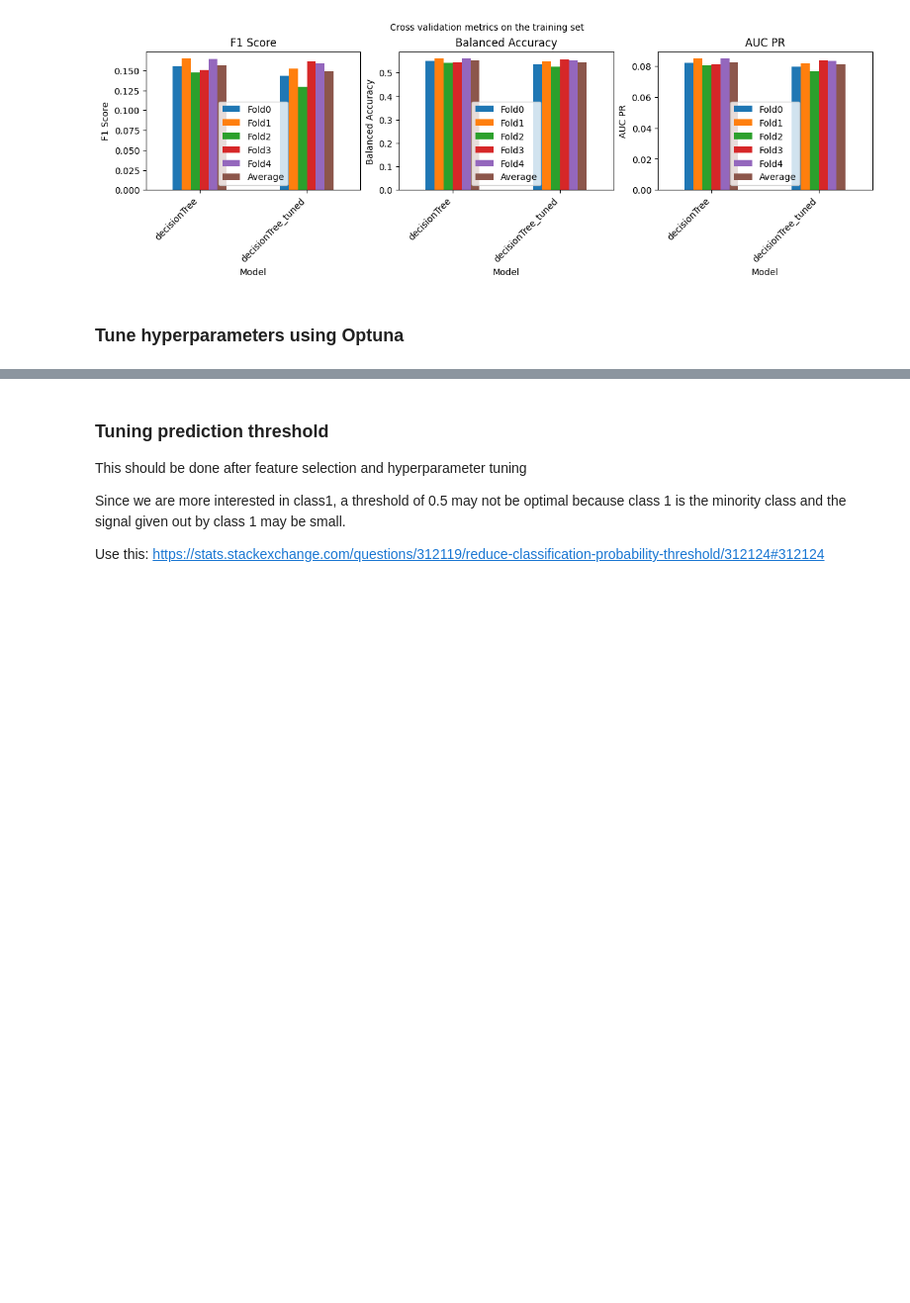
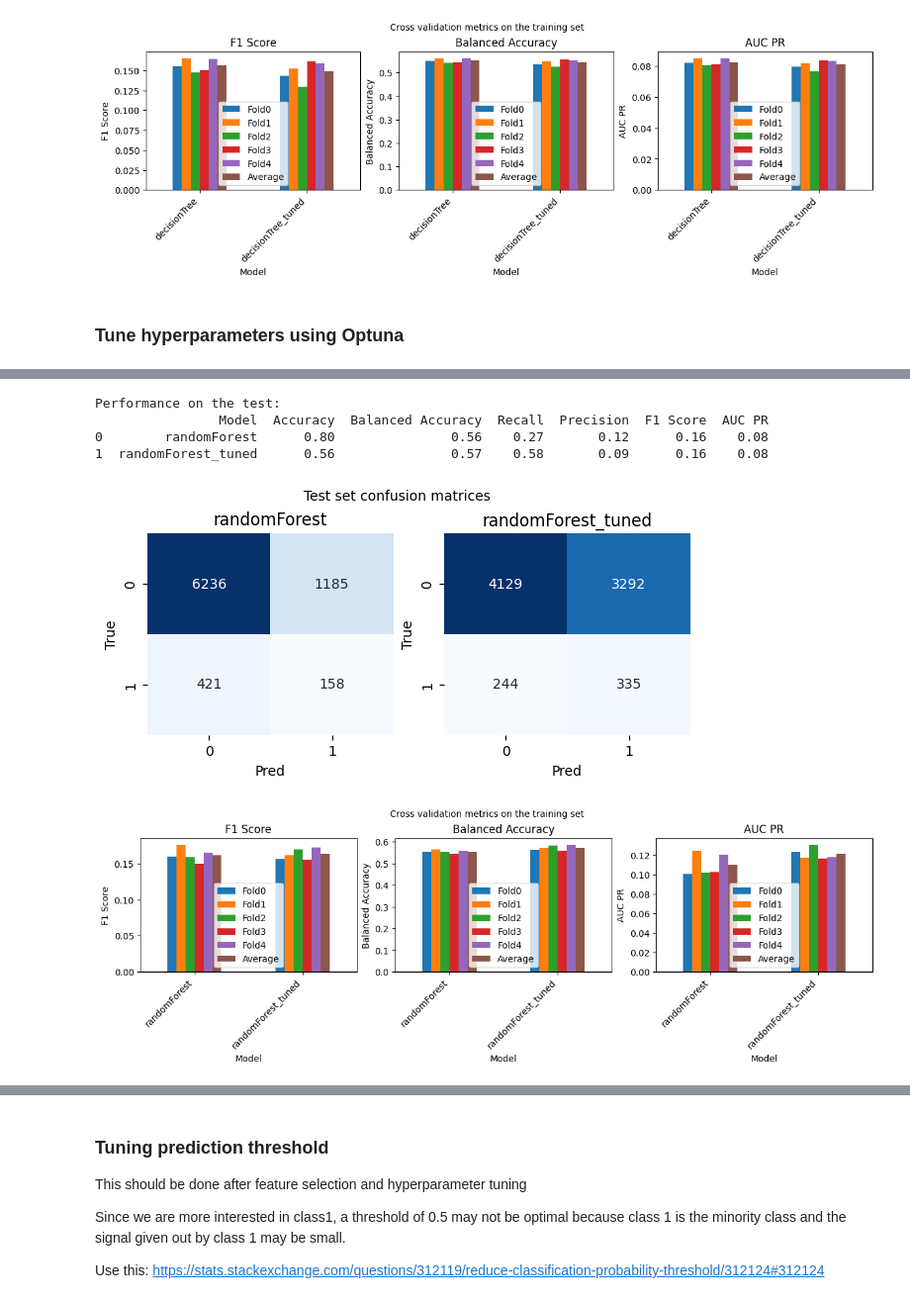
Before and after one commit to buddhiW/jw6h5r0ggDdU6IXW, a Jupyter notebook: main.ipynb, the cells around one changed output, grey strips where cells are left out. Shown at 99% size. Saved outputs shown, nothing was run; the diff lists cells and outputs as text; code cells hidden in the pictures; blank space fills up the shorter version.

```diff
--- a/main.ipynb
+++ b/main.ipynb
@@ -802,0 +1118,29 @@ Performance on the test:
+# %%
+best_params_RF = study_RF.best_params #{'n_estimators': 350,
+#  'max_depth': 7,
+#  'min_samples_split': 3,
+#  'min_samples_leaf': 7,
+#  'criterion': 'entropy',
+#  'max_features': 'log2',
+#  'class_weight': None}
+
+smote = SMOTE(random_state=seed, sampling_strategy=0.25)
+resample = SMOTEENN(smote=smote, enn=EditedNearestNeighbours(sampling_strategy='majority'))
+preprocessing = [('r', resample)]
+
+model_tuned= RandomForestClassifier(**best_params_RF, random_state=seed)
+model = RandomForestClassifier(random_state=seed)
+classifiers = {'randomForest': model,
+              'randomForest_tuned': model_tuned}
+
+cross_val_f1_df, cross_val_bAcc_df, cross_val_aucpr_df, metrics_df, cm = evaluate_models(
+    classifiers, X_train, y_train, X_test, y_test, preprocessing=preprocessing, seed=seed)
+
+plot_cross_val_metrics(classifiers, cross_val_f1_df, cross_val_bAcc_df, cross_val_aucpr_df, metrics_df, cm)
+# %% [output]
+Performance on the test:
+                Model  Accuracy  Balanced Accuracy  Recall  Precision  F1 Score  AUC PR
+0        randomForest      0.80               0.56    0.27       0.12      0.16    0.08
+1  randomForest_tuned      0.56               0.57    0.58       0.09      0.16    0.08
+[figure, added]
+[figure, added]
```
Also changed, not shown: parts of 24 cells of this notebook.
